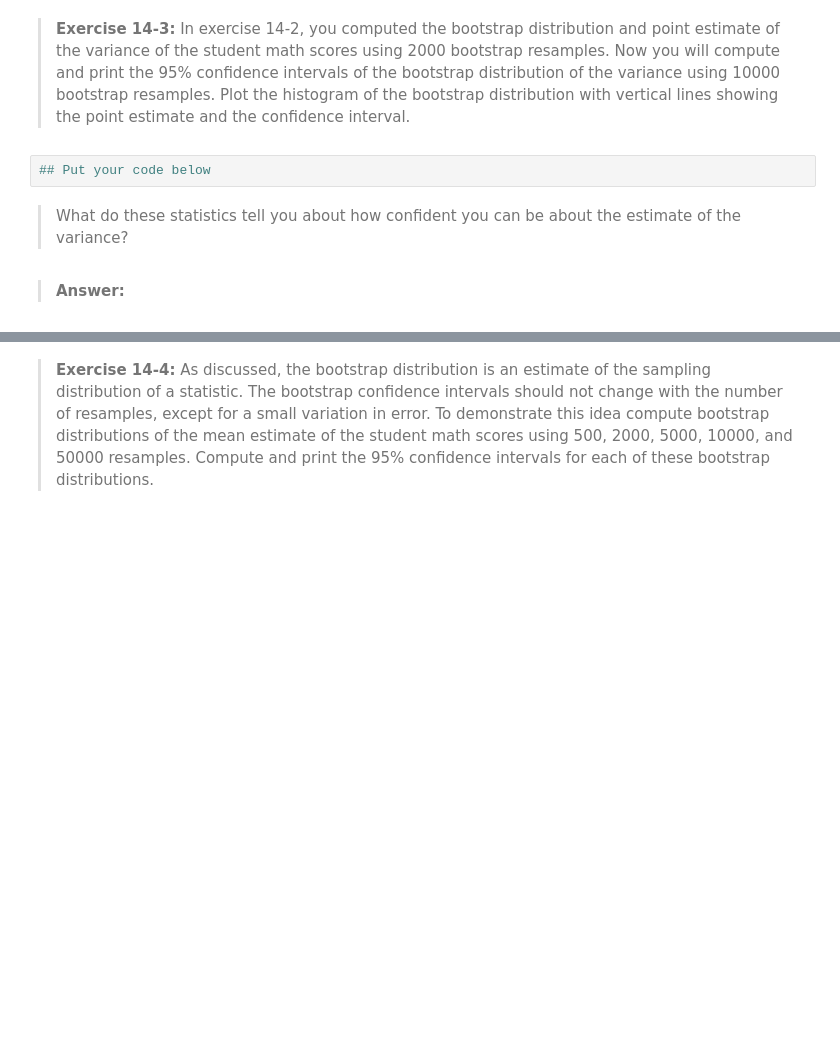
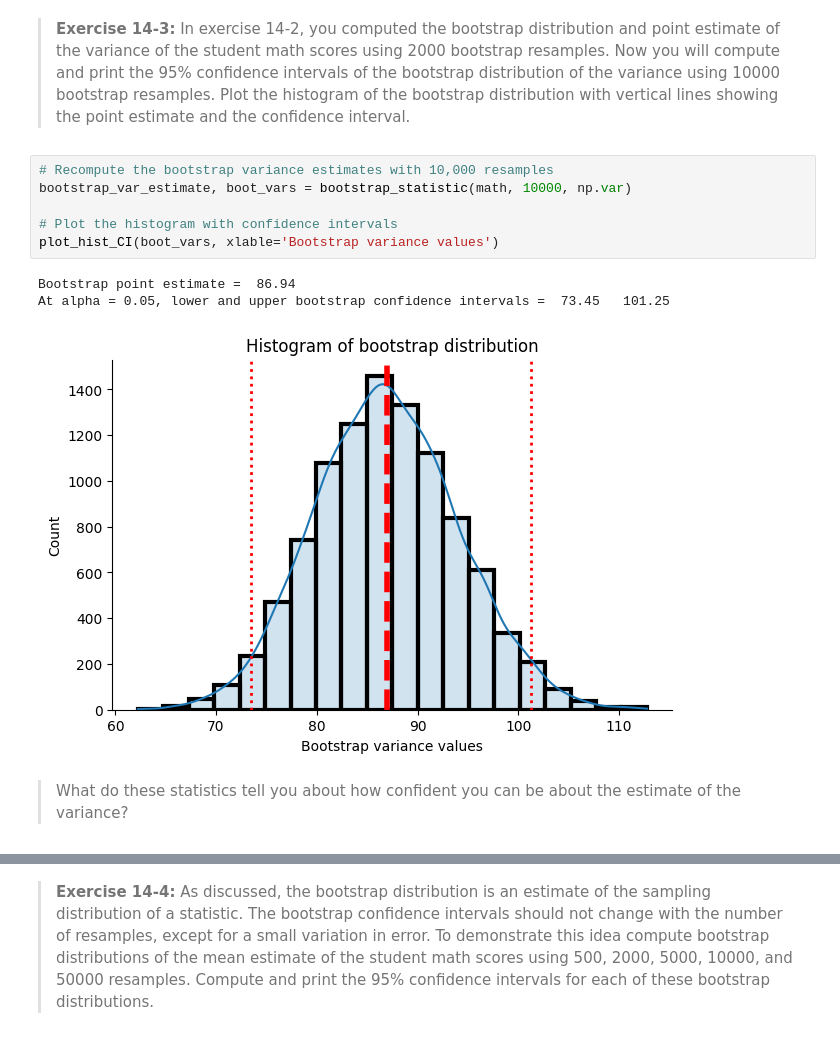
Before and after one commit to StephenElston/CSCI-E-83, a Jupyter notebook: Notebooks/14_Chapter14_ResamplingMethods.ipynb, the cells around one changed output, grey strips where cells are left out. Saved outputs shown, nothing was run; the diff lists cells and outputs as text; blank space fills up the shorter version.

```diff
--- a/Notebooks/14_Chapter14_ResamplingMethods.ipynb
+++ b/Notebooks/14_Chapter14_ResamplingMethods.ipynb
@@ -262,9 +281,15 @@ Now we have an idea of how much variation or uncertainty we can expect for the m
 As with the bootstrap point estimates, there is a question of how many bootstrap samples should you use to estimate the bootstrap confidence intervals. Since confidence intervals are estimated in the tails of the bootstrap distribution, more samples than the case of point estimates should be used. Efron and Tibshirani (1993) and Efron and Hasti (2016) recommend using at least 2,000 bootstrap samples for confidence interval estimates. More recent work by several authors, including Chihara and Hesterberg (2018) indicates that more samples are desirable. With modern computers using 10,000 or more samples is considered good practice.
 # %% [markdown]
 > **Exercise 14-3:** In exercise 14-2, you computed the bootstrap distribution and point estimate of the variance of the student math scores using 2000 bootstrap resamples. Now you will compute and print the 95% confidence intervals of the bootstrap distribution of the variance using 10000 bootstrap resamples. Plot the histogram of the bootstrap distribution with vertical lines showing the point estimate and the confidence interval.
-# %%
-## Put your code below
+# %%
+# Recompute the bootstrap variance estimates with 10,000 resamples
+bootstrap_var_estimate, boot_vars = bootstrap_statistic(math, 10000, np.var)
+
+# Plot the histogram with confidence intervals
+plot_hist_CI(boot_vars, xlable='Bootstrap variance values')
+# %% [output]
+Bootstrap point estimate =  86.94
+At alpha = 0.05, lower and upper bootstrap confidence intervals =  73.45   101.25
+[figure, added]
 # %% [markdown]
    >  What do these statistics tell you about how confident you can be about the estimate of the variance?
-# %% [markdown]
-> **Answer:**
```
Also changed, not shown: parts of 23 cells of this notebook.
